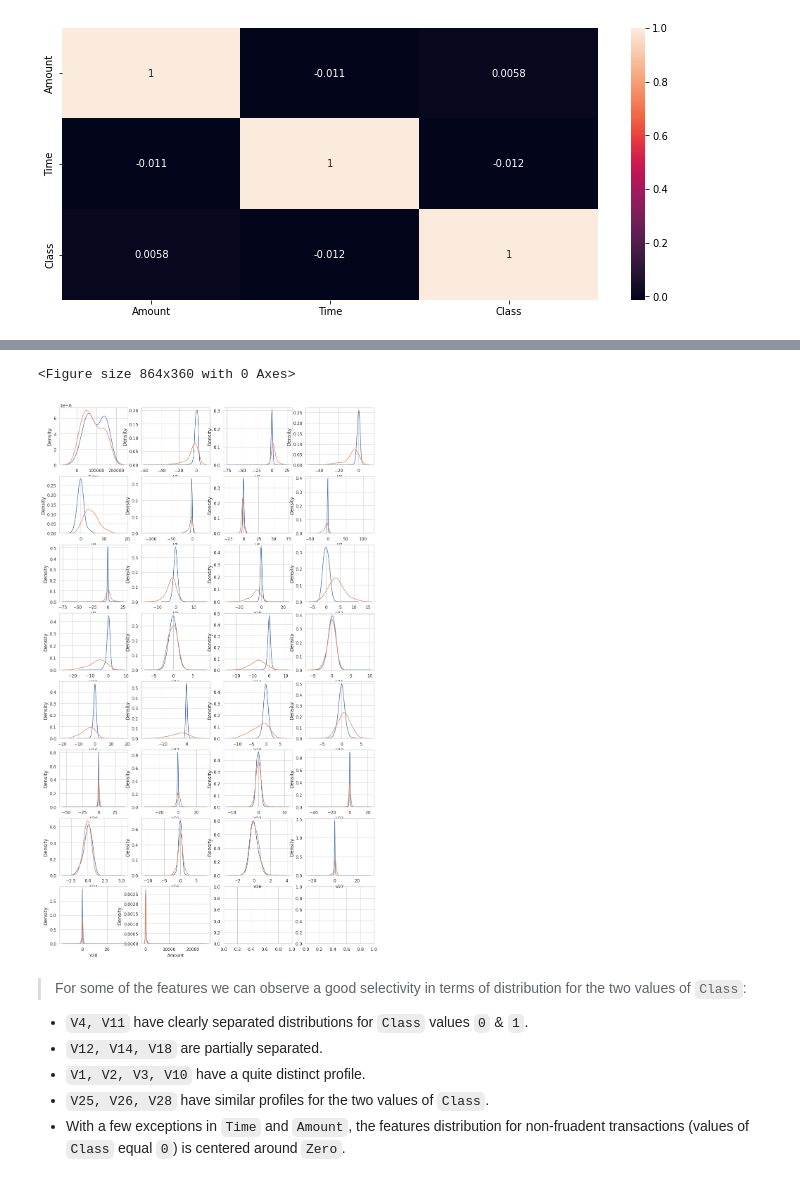
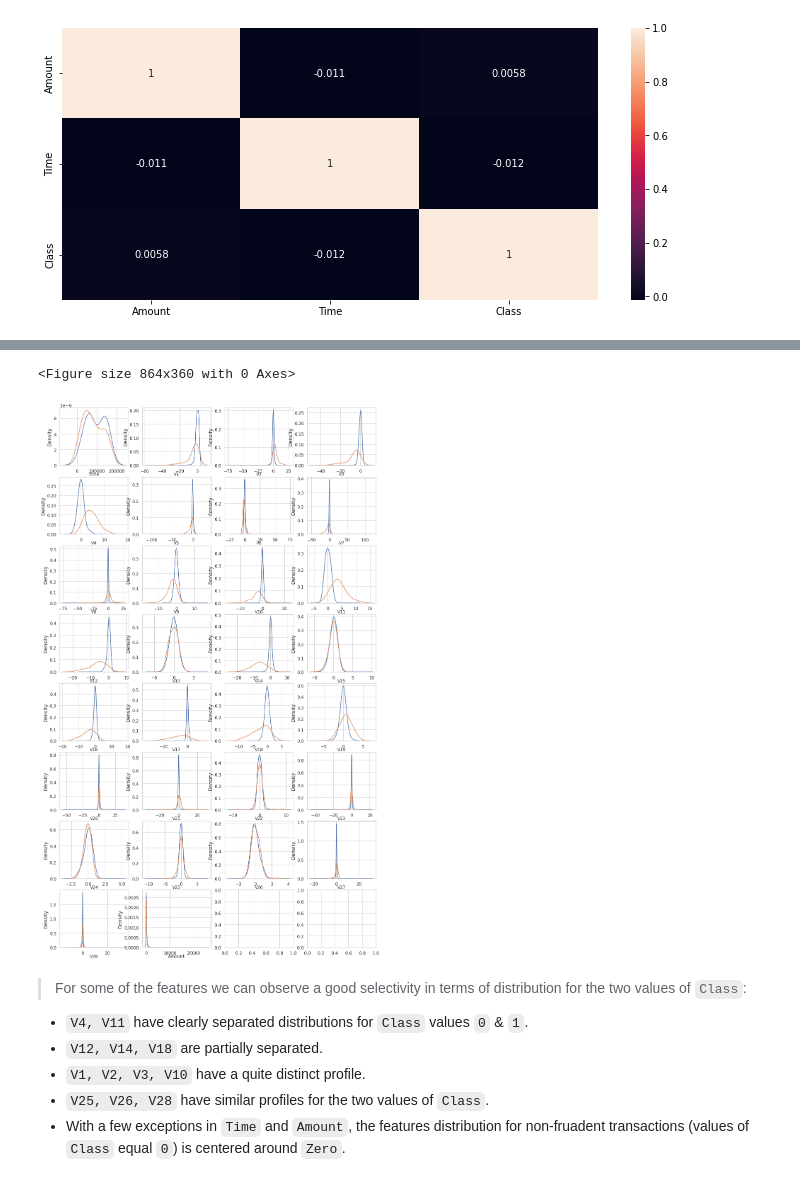
Before and after one commit to RamyGendy/CreditCardFraudDetection, a Jupyter notebook: CCFDNotebook.ipynb, the cells around one changed output, grey strips where cells are left out. Drawn from its saved outputs; the diff is of its cells as text; code cells hidden in the pictures.

```diff
--- a/CCFDNotebook.ipynb
+++ b/CCFDNotebook.ipynb
@@ -443,26 +443,26 @@ sns.heatmap(df.corr(), cmap='RdBu_r', vmin=-1, vmax=1);
 # %%
 var = df.columns.values
 
 i = 0
 t0 = df.loc[df['Class'] == 0]
 t1 = df.loc[df['Class'] == 1]
 
 sns.set_style('whitegrid')
 plt.figure()
 fig, ax = plt.subplots(8,4,figsize=(16,28))
 
 for feature in var[0:-1]:
     i += 1
     plt.subplot(8,4,i)
     sns.kdeplot(t0[feature], bw=0.5,label="Class = 0")
     sns.kdeplot(t1[feature], bw=0.5,label="Class = 1")
-    plt.xlabel(feature, fontsize=12)
+    plt.xlabel(feature, fontsize=12, labelpad=-4)
     locs, labels = plt.xticks()
     plt.tick_params(axis='both', which='major', labelsize=12)
 plt.show();
 # %% [output]
 <Figure size 864x360 with 0 Axes>
-[figure, old version]
+[figure, new version]
 # %% [markdown]
  > For some of the features we can observe a good selectivity in terms of distribution for the two values of `Class`:
  *  `V4, V11` have clearly separated distributions for `Class` values `0` & `1`.
```
Also changed, not shown: parts of 8 cells of this notebook.
